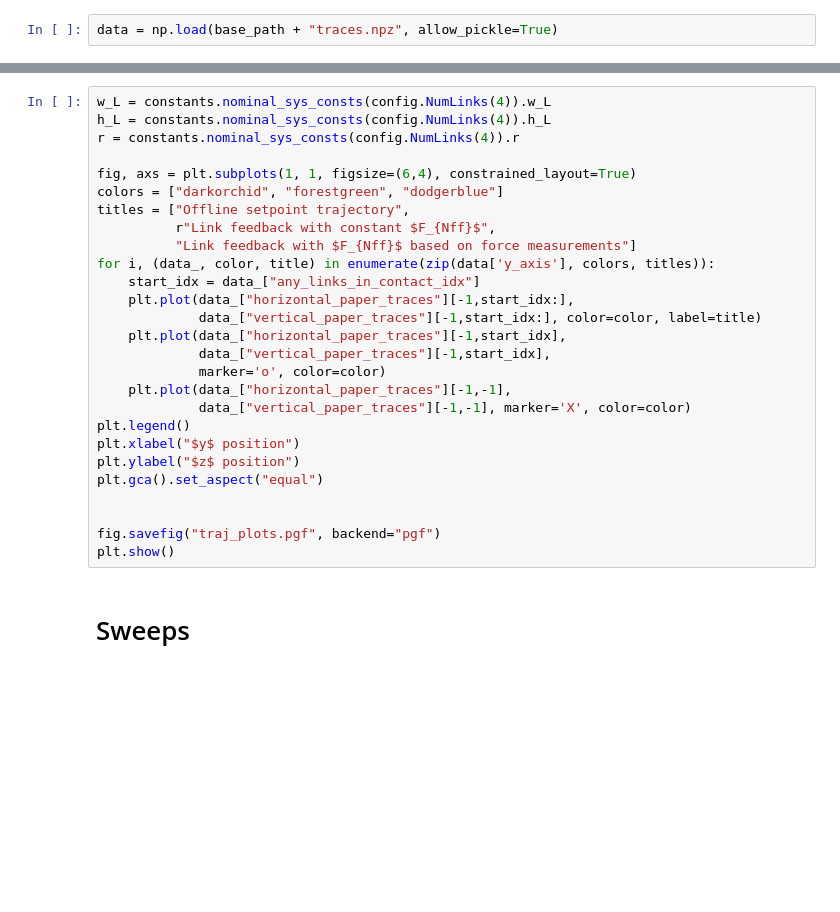
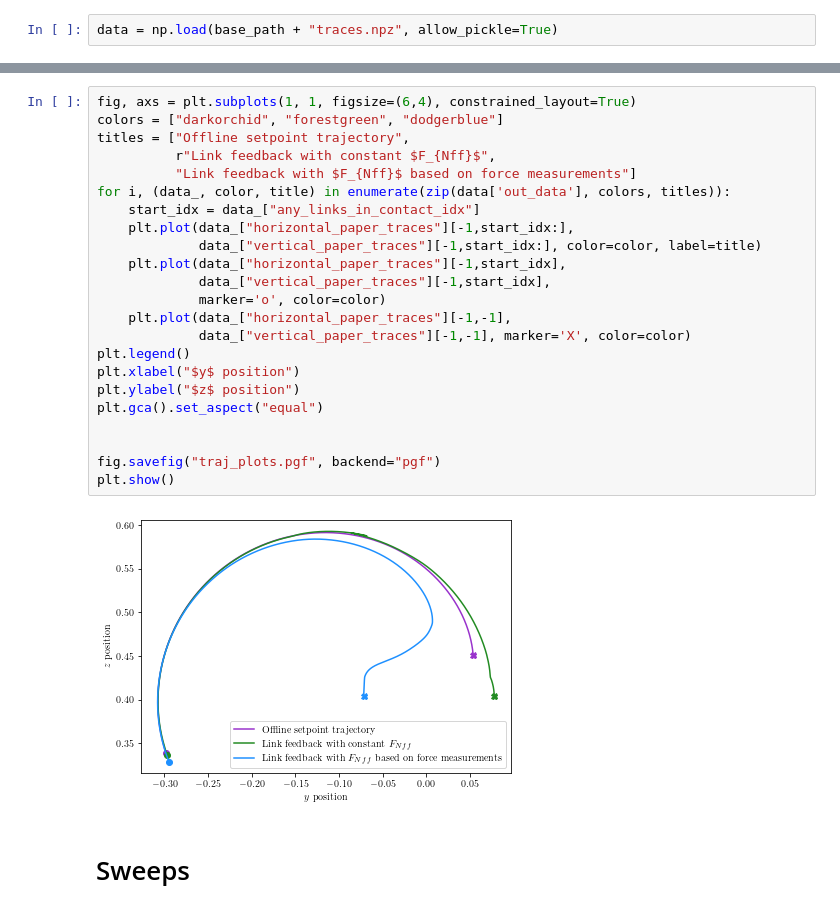
Before and after one commit to daniwhite/PaperManipulation, a Jupyter notebook: sweeps_plotter.ipynb, the cells around one changed output, grey strips where cells are left out. Drawn from its saved outputs; the diff is of its cells as text; blank space fills up the shorter version.

```diff
--- a/sweeps_plotter.ipynb
+++ b/sweeps_plotter.ipynb
@@ -149,30 +151,28 @@ plt.show()
 # %%
-w_L = constants.nominal_sys_consts(config.NumLinks(4)).w_L
-h_L = constants.nominal_sys_consts(config.NumLinks(4)).h_L
-r = constants.nominal_sys_consts(config.NumLinks(4)).r
-
 fig, axs = plt.subplots(1, 1, figsize=(6,4), constrained_layout=True)
 colors = ["darkorchid", "forestgreen", "dodgerblue"]
 titles = ["Offline setpoint trajectory",
           r"Link feedback with constant $F_{Nff}$",
           "Link feedback with $F_{Nff}$ based on force measurements"]
-for i, (data_, color, title) in enumerate(zip(data['y_axis'], colors, titles)):
+for i, (data_, color, title) in enumerate(zip(data['out_data'], colors, titles)):
     start_idx = data_["any_links_in_contact_idx"]
     plt.plot(data_["horizontal_paper_traces"][-1,start_idx:],
              data_["vertical_paper_traces"][-1,start_idx:], color=color, label=title)
     plt.plot(data_["horizontal_paper_traces"][-1,start_idx],
              data_["vertical_paper_traces"][-1,start_idx],
              marker='o', color=color)
     plt.plot(data_["horizontal_paper_traces"][-1,-1],
              data_["vertical_paper_traces"][-1,-1], marker='X', color=color)
 plt.legend()
 plt.xlabel("$y$ position")
 plt.ylabel("$z$ position")
 plt.gca().set_aspect("equal")
 
 
 fig.savefig("traj_plots.pgf", backend="pgf")
 plt.show()
+# %% [output]
+[figure, added]
 # %% [markdown]
 # Sweeps
 # %% [markdown]
```
Also changed, not shown: parts of 10 cells of this notebook, 10 other files.
